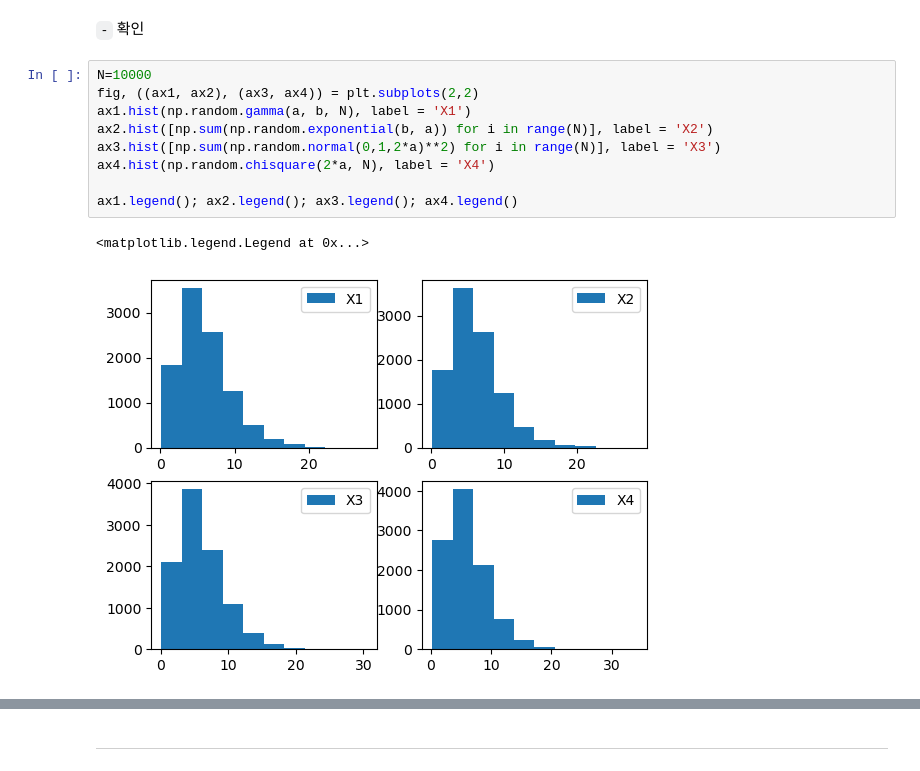
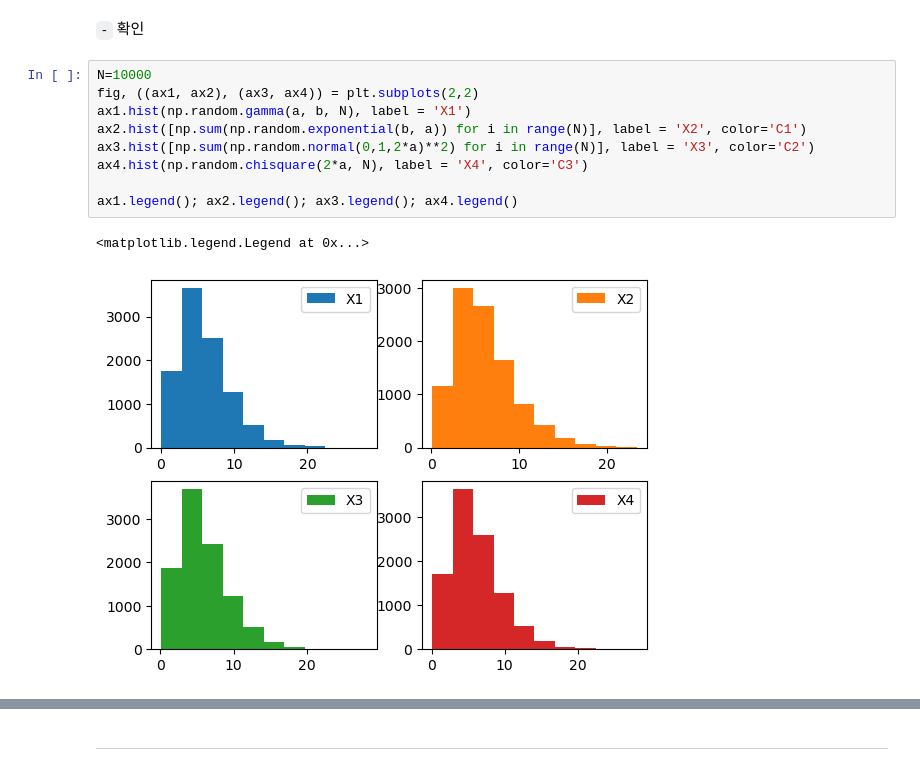
Before and after one commit to star77sa/star77sa.github.io, a Jupyter notebook: posts/Statistics/SC_1.ipynb, the cells around one changed output, grey strips where cells are left out. Saved outputs shown, nothing was run; the diff lists cells and outputs as text.

```diff
--- a/posts/Statistics/SC_1.ipynb
+++ b/posts/Statistics/SC_1.ipynb
@@ -981,12 +998,12 @@ array([ 2.7665365 , 10.11844372,  3.20742109,  4.76564108, 10.56994416])
 # %%
 N=10000
 fig, ((ax1, ax2), (ax3, ax4)) = plt.subplots(2,2)
 ax1.hist(np.random.gamma(a, b, N), label = 'X1')
-ax2.hist([np.sum(np.random.exponential(b, a)) for i in range(N)], label = 'X2')
-ax3.hist([np.sum(np.random.normal(0,1,2*a)**2) for i in range(N)], label = 'X3')
-ax4.hist(np.random.chisquare(2*a, N), label = 'X4')
+ax2.hist([np.sum(np.random.exponential(b, a)) for i in range(N)], label = 'X2', color='C1')
+ax3.hist([np.sum(np.random.normal(0,1,2*a)**2) for i in range(N)], label = 'X3', color='C2')
+ax4.hist(np.random.chisquare(2*a, N), label = 'X4', color='C3')
 
 ax1.legend(); ax2.legend(); ax3.legend(); ax4.legend()
 # %% [output]
 <matplotlib.legend.Legend at 0x...>
-[figure, old version]
+[figure, new version]
```
Also changed, not shown: parts of 15 cells of this notebook, 10 other files.
